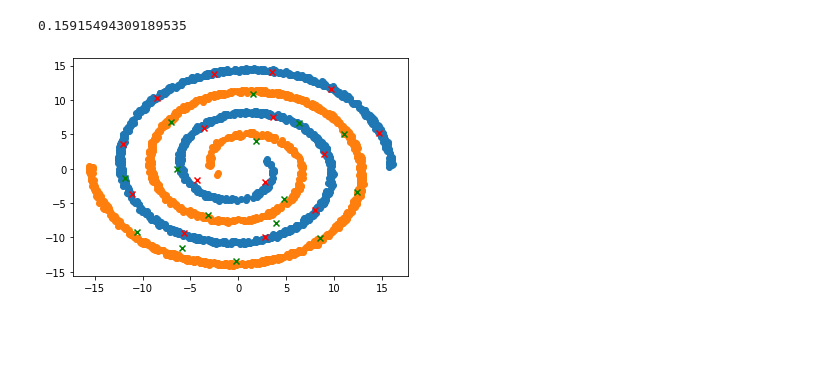
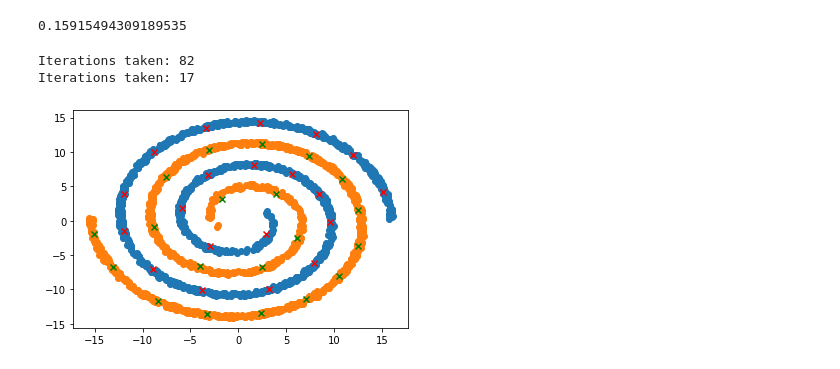
Before and after one commit to nihalgeorge01/CS5691-Submissions, a Jupyter notebook: A3/A_kmeans/A_kmeans_notebook.ipynb, the cells around one changed output. Cells and saved outputs as stored; diff of their text form; code cells hidden in the pictures; blank space fills up the shorter version.

```diff
--- a/A3/A_kmeans/A_kmeans_notebook.ipynb
+++ b/A3/A_kmeans/A_kmeans_notebook.ipynb
@@ -90,0 +78,13 @@ Iterations to convergence = 35
+# %%
+k = 20
+plt.figure()
+cls = [0,1]
+cl_colors = ['r','g']
+means_kmeans_d = {}
+allots_kmeans_d = {}
+for cl in range(2):
+    means_here,allotments_here = k_means(train_data_classes[cl,:,:], k)
+    means_kmeans_d[cl], allots_kmeans_d[cl] = means_here, allotments_here
+    plt.scatter(train_data_classes[cl,:,0],train_data_classes[cl,:,1])
+    plt.scatter(means_here[:,0],means_here[:,1],c=cl_colors[cl],marker='x')
+plt.show()
@@ -262,7 +266,7 @@ def EM_2(data,means,allotments):
         # M Step:
         Nk = np.sum(gammas,axis=1).reshape([-1,1])
 
-        means = np.array([(1/Nk[k_ind])*np.sum([gammas[k_ind][n_ind]*x[n_ind] for n_ind in range(x.shape[0])], axis=0) for k_ind in range(Nk.shape[0])])
+        # means = np.array([(1/Nk[k_ind])*np.sum([gammas[k_ind][n_ind]*x[n_ind] for n_ind in range(x.shape[0])], axis=0) for k_ind in range(Nk.shape[0])])
         cov_k = np.array([(1/Nk[k_ind])*np.sum([gammas[k_ind][n_ind]*(x[n_ind]-means[k_ind]).reshape([-1,1]) @ (x[n_ind]-means[k_ind]).reshape([-1,1]).T for n_ind in range(x.shape[0])], axis=0) for k_ind in range(Nk.shape[0])])
 
         pi_k = Nk/N
@@ -282,18 +286,26 @@ def EM_2(data,means,allotments):
             break
 
         ll_old = ll_new.copy()
+    print("Iterations taken:", ct)
     return means,cov_k
 # %%
-means_em1, covs_em1 = EM_2(train_data_classes[0,:,:],means0,allotments0)
-means_em2, covs_em2 = EM_2(train_data_classes[1,:,:],means1,allotments1)
+# means_em1, covs_em1 = EM_2(train_data_classes[0,:,:],means0,allotments0)
+# means_em2, covs_em2 = EM_2(train_data_classes[1,:,:],means1,allotments1)
+
+means_em_d = {}
+covs_em_d = {}
+for cl in cls:
+    means_em_d[cl], covs_em_d[cl] = EM_2(train_data_classes[cl,:,:],means_kmeans_d[cl],allots_kmeans_d[cl])
+# %% [output]
+Iterations taken: 82
+Iterations taken: 17
 # %%
 plt.figure()
-plt.scatter(train_data_classes[0,:,0],train_data_classes[0,:,1])
-plt.scatter(train_data_classes[1,:,0],train_data_classes[1,:,1])
-plt.scatter(means_em1[:,0],means_em1[:,1],c='r',marker='x')
-plt.scatter(means_em2[:,0],means_em2[:,1],c='g',marker='x')
+for cl in cls:
+    plt.scatter(train_data_classes[cl,:,0],train_data_classes[cl,:,1])
+    plt.scatter(means_em_d[cl][:,0],means_em_d[cl][:,1],c=cl_colors[cl],marker='x')
 
 plt.show()
 # %% [output]
-[figure, old version]
+[figure, new version]
 # %%
```
Also changed, not shown: parts of 7 cells of this notebook.
